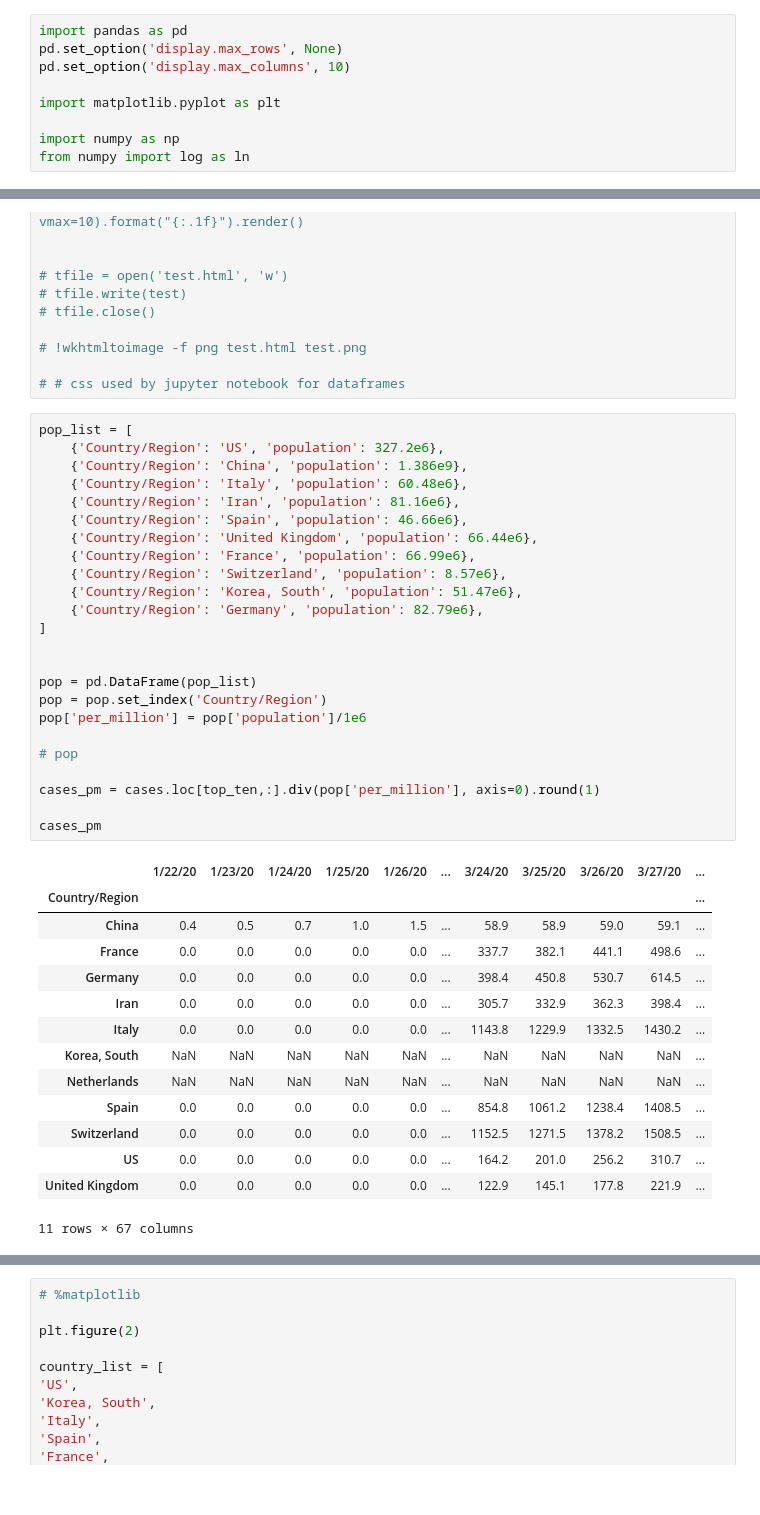
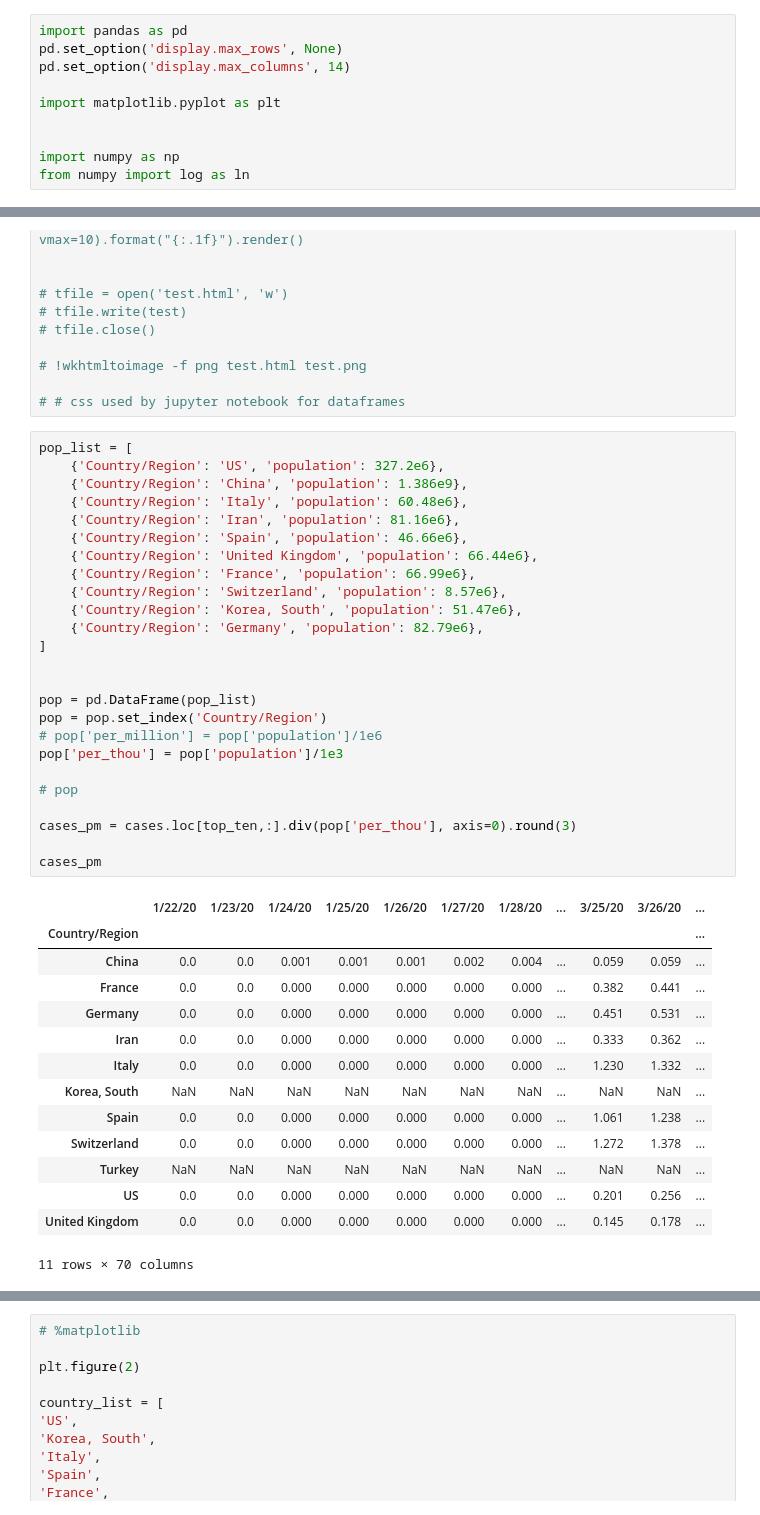
Before and after one commit to caseyjamesdavis/covid19-numbers, a Jupyter notebook: covid 19 numbers.ipynb, the cells around one changed output, grey strips where cells are left out. Saved outputs shown, nothing was run; the diff lists cells and outputs as text.

```diff
--- a/covid 19 numbers.ipynb
+++ b/covid 19 numbers.ipynb
@@ -1,10 +1,11 @@
 # %%
 import pandas as pd
 pd.set_option('display.max_rows', None)
-pd.set_option('display.max_columns', 10)
+pd.set_option('display.max_columns', 14)
 
 import matplotlib.pyplot as plt
 
+
 import numpy as np
 from numpy import log as ln
 # %%
@@ -165,42 +168,43 @@ deaths_doubling_time.style.background_gradient(cmap='Reds_r', vmin=1.0, vmax=10)
 # %%
 pop_list = [
     {'Country/Region': 'US', 'population': 327.2e6},
     {'Country/Region': 'China', 'population': 1.386e9},
     {'Country/Region': 'Italy', 'population': 60.48e6},
     {'Country/Region': 'Iran', 'population': 81.16e6},
     {'Country/Region': 'Spain', 'population': 46.66e6},
     {'Country/Region': 'United Kingdom', 'population': 66.44e6},
     {'Country/Region': 'France', 'population': 66.99e6},
     {'Country/Region': 'Switzerland', 'population': 8.57e6},
     {'Country/Region': 'Korea, South', 'population': 51.47e6},
     {'Country/Region': 'Germany', 'population': 82.79e6},
 ]
 
 
 pop = pd.DataFrame(pop_list)
 pop = pop.set_index('Country/Region')
-pop['per_million'] = pop['population']/1e6
+# pop['per_million'] = pop['population']/1e6
+pop['per_thou'] = pop['population']/1e3
 
 # pop
 
-cases_pm = cases.loc[top_ten,:].div(pop['per_million'], axis=0).round(1)
+cases_pm = cases.loc[top_ten,:].div(pop['per_thou'], axis=0).round(3)
 
 cases_pm
 # %% [output]
-|  | 1/22/20 | 1/23/20 | 1/24/20 | 1/25/20 | 1/26/20 | ... | 3/24/20 | 3/25/20 | 3/26/20 | 3/27/20 | ... |
+|  | 1/22/20 | 1/23/20 | 1/24/20 | 1/25/20 | 1/26/20 | 1/27/20 | 1/28/20 | ... | 3/25/20 | 3/26/20 | ... |
 | Country/Region |  |  |  |  |  |  |  |  |  |  | ... |
-| China | 0.4 | 0.5 | 0.7 | 1.0 | 1.5 | ... | 58.9 | 58.9 | 59.0 | 59.1 | ... |
-| France | 0.0 | 0.0 | 0.0 | 0.0 | 0.0 | ... | 337.7 | 382.1 | 441.1 | 498.6 | ... |
-| Germany | 0.0 | 0.0 | 0.0 | 0.0 | 0.0 | ... | 398.4 | 450.8 | 530.7 | 614.5 | ... |
-| Iran | 0.0 | 0.0 | 0.0 | 0.0 | 0.0 | ... | 305.7 | 332.9 | 362.3 | 398.4 | ... |
-| Italy | 0.0 | 0.0 | 0.0 | 0.0 | 0.0 | ... | 1143.8 | 1229.9 | 1332.5 | 1430.2 | ... |
-| Korea, South | NaN | NaN | NaN | NaN | NaN | ... | NaN | NaN | NaN | NaN | ... |
-| Netherlands | NaN | NaN | NaN | NaN | NaN | ... | NaN | NaN | NaN | NaN | ... |
-| Spain | 0.0 | 0.0 | 0.0 | 0.0 | 0.0 | ... | 854.8 | 1061.2 | 1238.4 | 1408.5 | ... |
-| Switzerland | 0.0 | 0.0 | 0.0 | 0.0 | 0.0 | ... | 1152.5 | 1271.5 | 1378.2 | 1508.5 | ... |
-| US | 0.0 | 0.0 | 0.0 | 0.0 | 0.0 | ... | 164.2 | 201.0 | 256.2 | 310.7 | ... |
-| United Kingdom | 0.0 | 0.0 | 0.0 | 0.0 | 0.0 | ... | 122.9 | 145.1 | 177.8 | 221.9 | ... |
+| China | 0.0 | 0.0 | 0.001 | 0.001 | 0.001 | 0.002 | 0.004 | ... | 0.059 | 0.059 | ... |
+| France | 0.0 | 0.0 | 0.000 | 0.000 | 0.000 | 0.000 | 0.000 | ... | 0.382 | 0.441 | ... |
+| Germany | 0.0 | 0.0 | 0.000 | 0.000 | 0.000 | 0.000 | 0.000 | ... | 0.451 | 0.531 | ... |
+| Iran | 0.0 | 0.0 | 0.000 | 0.000 | 0.000 | 0.000 | 0.000 | ... | 0.333 | 0.362 | ... |
+| Italy | 0.0 | 0.0 | 0.000 | 0.000 | 0.000 | 0.000 | 0.000 | ... | 1.230 | 1.332 | ... |
+| Korea, South | NaN | NaN | NaN | NaN | NaN | NaN | NaN | ... | NaN | NaN | ... |
+| Spain | 0.0 | 0.0 | 0.000 | 0.000 | 0.000 | 0.000 | 0.000 | ... | 1.061 | 1.238 | ... |
+| Switzerland | 0.0 | 0.0 | 0.000 | 0.000 | 0.000 | 0.000 | 0.000 | ... | 1.272 | 1.378 | ... |
+| Turkey | NaN | NaN | NaN | NaN | NaN | NaN | NaN | ... | NaN | NaN | ... |
+| US | 0.0 | 0.0 | 0.000 | 0.000 | 0.000 | 0.000 | 0.000 | ... | 0.201 | 0.256 | ... |
+| United Kingdom | 0.0 | 0.0 | 0.000 | 0.000 | 0.000 | 0.000 | 0.000 | ... | 0.145 | 0.178 | ... |
-11 rows × 67 columns
+11 rows × 70 columns
 # %%
 %matplotlib
 
```
Also changed, not shown: parts of 9 cells of this notebook, 6 other files.
